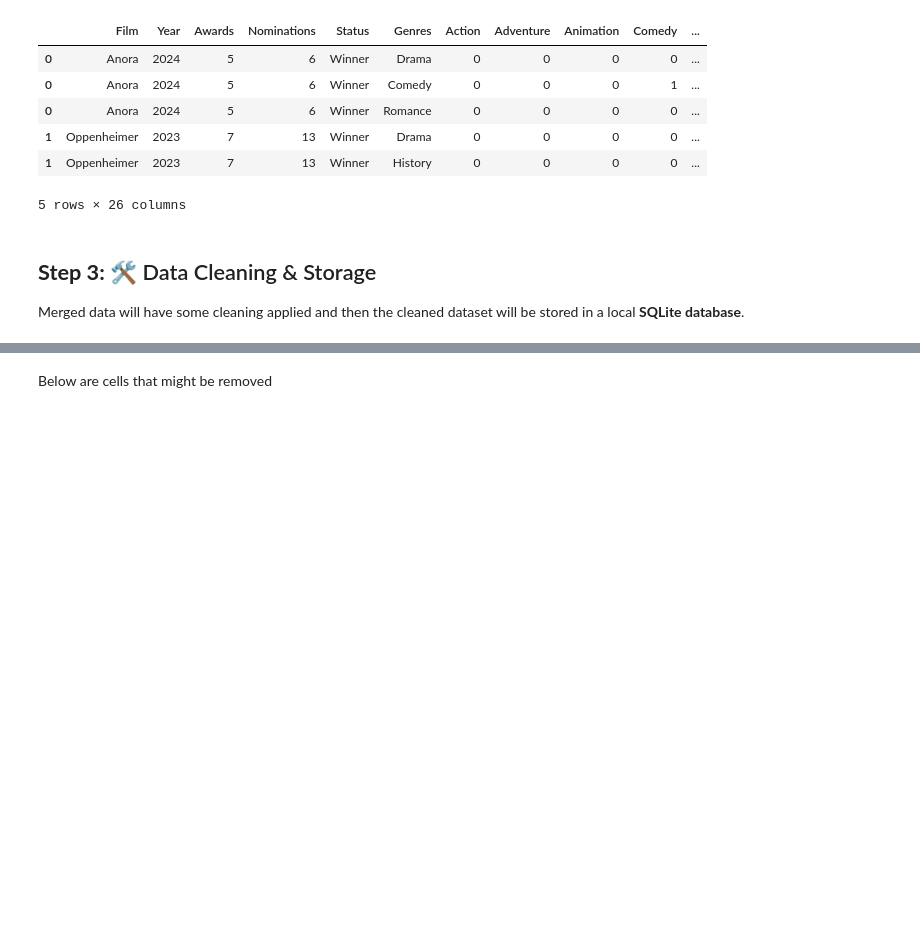
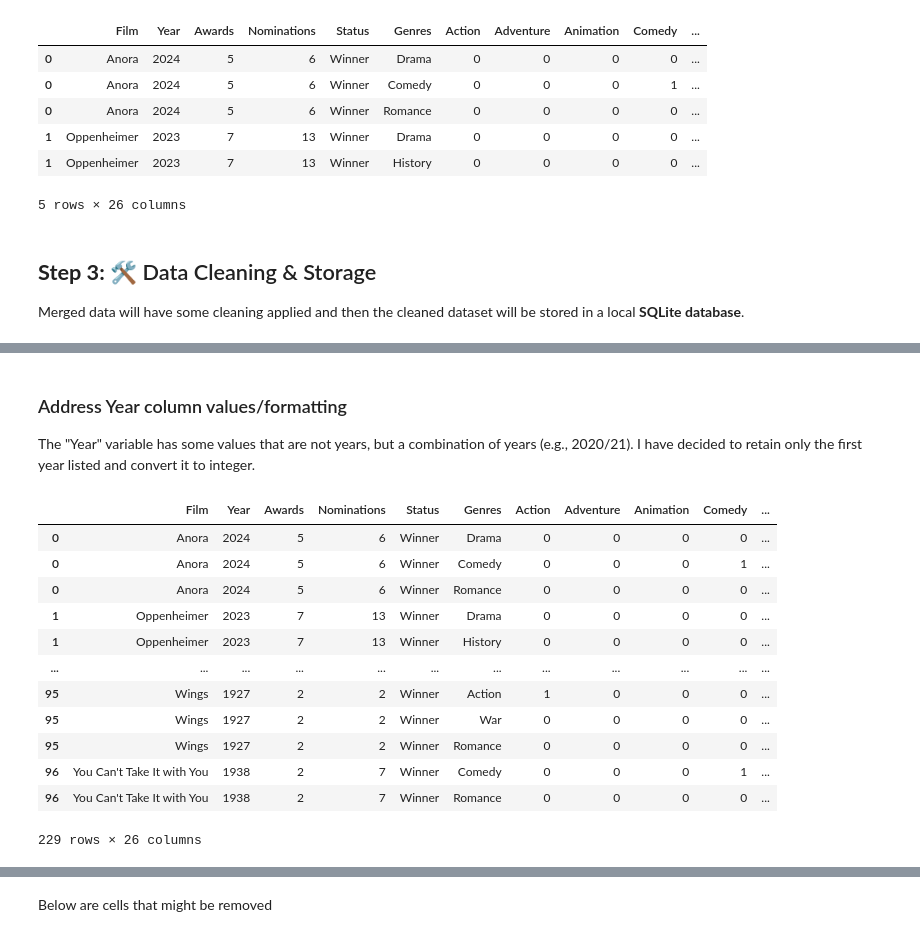
Before and after one commit to judd-jacobs/code-you-capstone, a Jupyter notebook: academcy_awards_analysis.ipynb, the cells around one changed output, grey strips where cells are left out. Drawn from its saved outputs; the diff is of its cells as text; code cells hidden in the pictures; blank space fills up the shorter version.

Commit message:
Error free through data cleaning

```diff
--- a/academcy_awards_analysis.ipynb
+++ b/academcy_awards_analysis.ipynb
@@ -319,0 +337,4 @@ def clean_movie_data(df):
+# %%
+# Fill missing values with "Unknown"
+best_picture_winners['Genres'] = best_picture_winners['Genres'].fillna('Unknown')
+print(best_picture_winners.isnull().sum())
@@ -319,0 +359,31 @@ def clean_movie_data(df):
+# %% [markdown]
+### Address Year column values/formatting
+The "Year" variable has some values that are not years, but a combination of years (e.g., 2020/21). I have decided to retain only the first year listed and convert it to integer.
+# %%
+# Extract first four-digit year and convert to integer
+# best_picture_winners["Year"] = best_picture_winners["Year"].str.extract(r"(\d{4})")
+best_picture_winners["Year"] = pd.to_numeric(best_picture_winners["Year"], errors="coerce")
+
+# Convert 'Box Office Revenue' to numeric, removing any non-numeric characters
+best_picture_winners['Box Office Revenue'] = pd.to_numeric(
+    best_picture_winners['Box Office Revenue'].replace(r'[\$,]', '', regex=True),
+    errors="coerce"
+)
+
+
+# Display cleaned DataFrame
+best_picture_winners
+# %% [output]
+|  | Film | Year | Awards | Nominations | Status | Genres | Action | Adventure | Animation | Comedy | ... |
+| 0 | Anora | 2024 | 5 | 6 | Winner | Drama | 0 | 0 | 0 | 0 | ... |
+| 0 | Anora | 2024 | 5 | 6 | Winner | Comedy | 0 | 0 | 0 | 1 | ... |
+| 0 | Anora | 2024 | 5 | 6 | Winner | Romance | 0 | 0 | 0 | 0 | ... |
+| 1 | Oppenheimer | 2023 | 7 | 13 | Winner | Drama | 0 | 0 | 0 | 0 | ... |
+| 1 | Oppenheimer | 2023 | 7 | 13 | Winner | History | 0 | 0 | 0 | 0 | ... |
+| ... | ... | ... | ... | ... | ... | ... | ... | ... | ... | ... | ... |
+| 95 | Wings | 1927 | 2 | 2 | Winner | Action | 1 | 0 | 0 | 0 | ... |
+| 95 | Wings | 1927 | 2 | 2 | Winner | War | 0 | 0 | 0 | 0 | ... |
+| 95 | Wings | 1927 | 2 | 2 | Winner | Romance | 0 | 0 | 0 | 0 | ... |
+| 96 | You Can't Take It with You | 1938 | 2 | 7 | Winner | Comedy | 0 | 0 | 0 | 1 | ... |
+| 96 | You Can't Take It with You | 1938 | 2 | 7 | Winner | Romance | 0 | 0 | 0 | 0 | ... |
+229 rows × 26 columns
```
Also changed, not shown: parts of 20 cells of this notebook, 1 other file.
